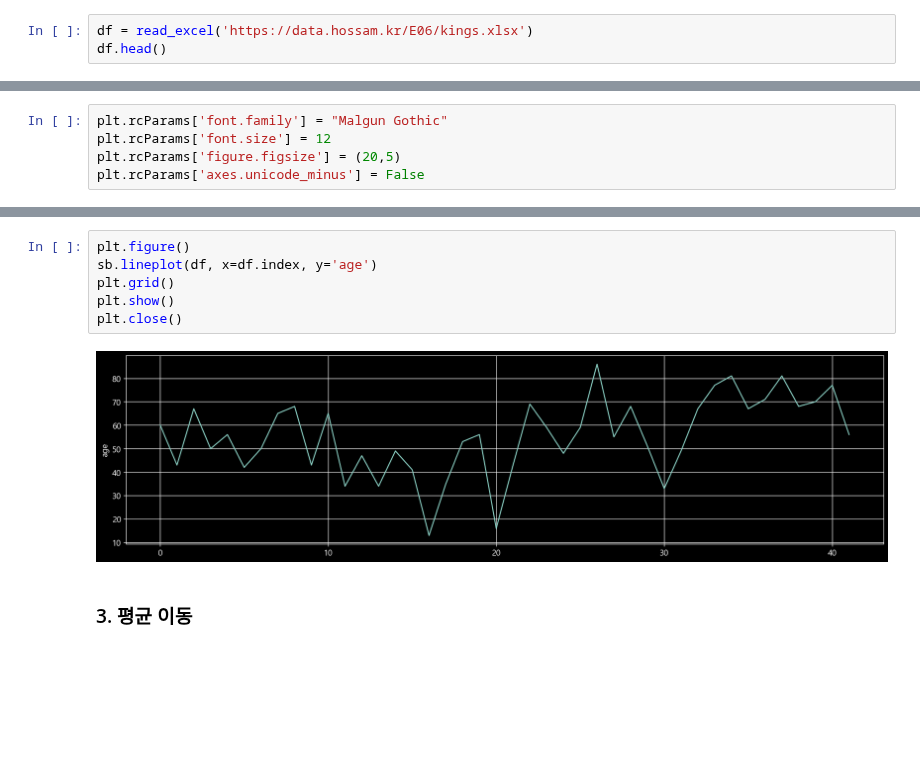
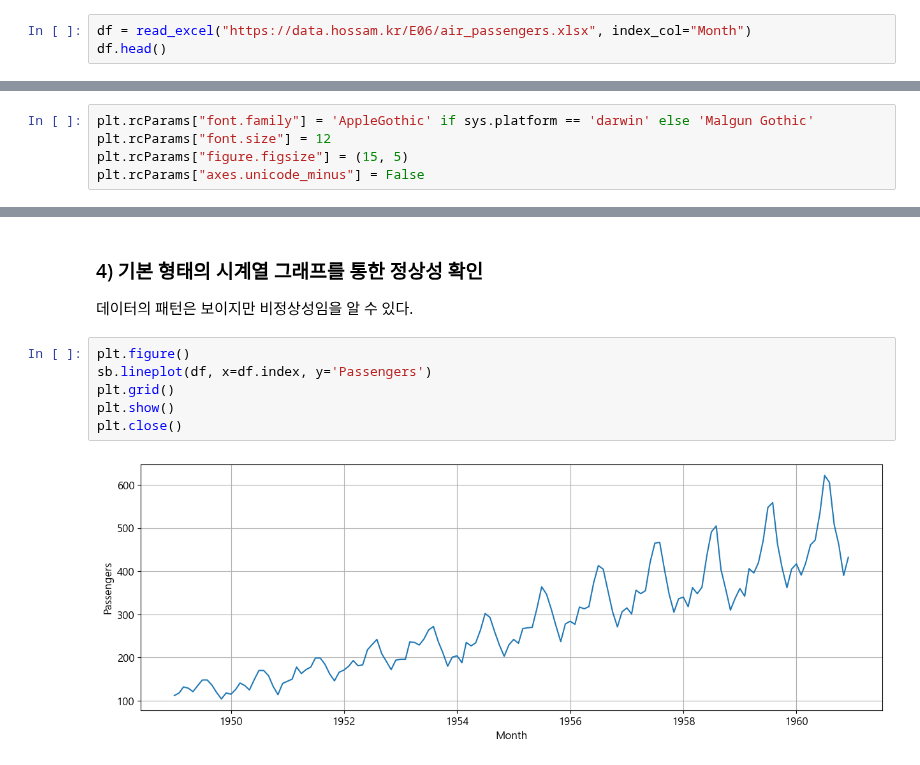
Before and after one commit to maker-lee/megait-data, a Jupyter notebook: E.확증적_데이터_분석/06.시계열분석/02_시계열_데이터_확인.ipynb, the cells around one changed output, grey strips where cells are left out. Saved outputs shown, nothing was run; the diff lists cells and outputs as text; blank space fills up the shorter version.

```diff
--- a/E.확증적_데이터_분석/06.시계열분석/02_시계열_데이터_확인.ipynb
+++ b/E.확증적_데이터_분석/06.시계열분석/02_시계열_데이터_확인.ipynb
@@ -14,4 +19,4 @@ import sys
 # %%
-df = read_excel('https://data.hossam.kr/E06/kings.xlsx')
+df = read_excel("https://data.hossam.kr/E06/air_passengers.xlsx", index_col="Month")
 df.head()
 # %% [output]
@@ -24,6 +32,6 @@ df.head()
 # %%
-plt.rcParams['font.family'] = "Malgun Gothic"
-plt.rcParams['font.size'] = 12
-plt.rcParams['figure.figsize'] = (20,5)
-plt.rcParams['axes.unicode_minus'] = False
+plt.rcParams["font.family"] = 'AppleGothic' if sys.platform == 'darwin' else 'Malgun Gothic'
+plt.rcParams["font.size"] = 12
+plt.rcParams["figure.figsize"] = (15, 5)
+plt.rcParams["axes.unicode_minus"] = False
 # %% [markdown]
@@ -47,10 +72,12 @@ df.describe()
+# %% [markdown]
+### 4) 기본 형태의 시계열 그래프를 통한 정상성 확인
+
+데이터의 패턴은 보이지만 비정상성임을 알 수 있다.
 # %%
 plt.figure()
-sb.lineplot(df, x=df.index, y='age')
+sb.lineplot(df, x=df.index, y='Passengers')
 plt.grid()
 plt.show()
 plt.close()
 # %% [output]
-[figure, old version]
+[figure, new version]
-# %% [markdown]
-### 3. 평균 이동
```
Also changed, not shown: parts of 33 cells of this notebook, 7 other files.
